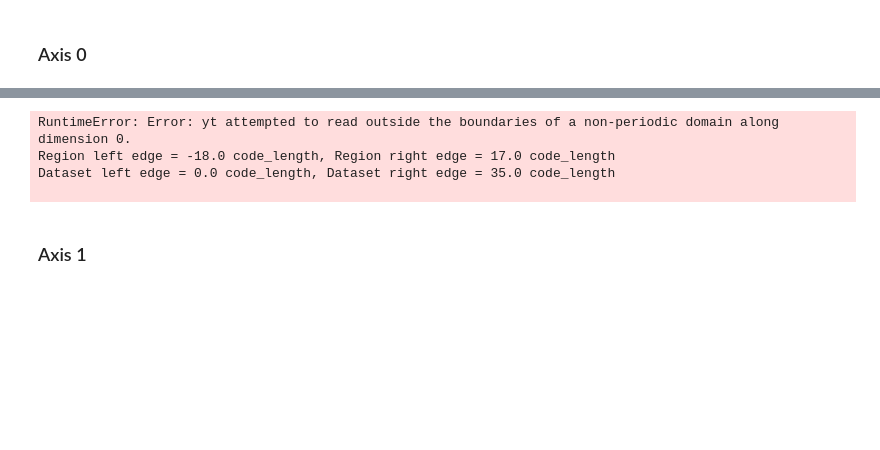
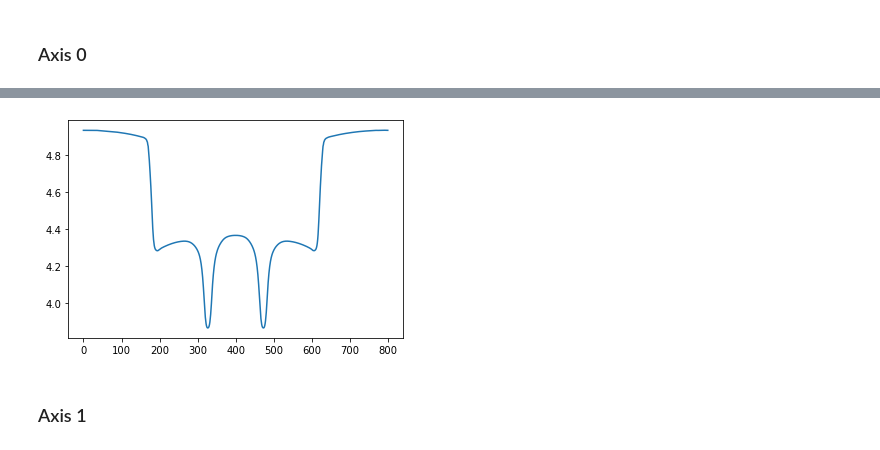
Before and after one commit to ArneBouillon/turbulence, a Jupyter notebook: 2D/Plotting.ipynb, the cells around one changed output, grey strips where cells are left out. Cells and saved outputs as stored; diff of their text form; code cells hidden in the pictures; blank space fills up the shorter version.

```diff
--- a/2D/Plotting.ipynb
+++ b/2D/Plotting.ipynb
@@ -37,7 +40,7 @@ yt : [WARNING  ] 2020-11-27 16:10:25,323 Switching to symlog colorbar scaling un
 # %% [markdown]
 ### Axis 0
 # %%
-ts = yt.load("~/uni/astro/archive/output_P4/*.dat")
+ts = yt.load("./output_I/*.dat")
 
 data = 'm1'
 BEGIN = 200
@@ -67,7 +81,4 @@ yt : [WARNING  ] 2020-11-27 16:20:18,222 e not found and no parfile passed, can
-RuntimeError: Error: yt attempted to read outside the boundaries of a non-periodic domain along dimension 0.
-Region left edge = -18.0 code_length, Region right edge = 17.0 code_length
-Dataset left edge = 0.0 code_length, Dataset right edge = 35.0 code_length
-
+[figure, added]
 # %% [markdown]
 ### Axis 1
 # %%
```
Also changed, not shown: parts of 10 cells of this notebook.
